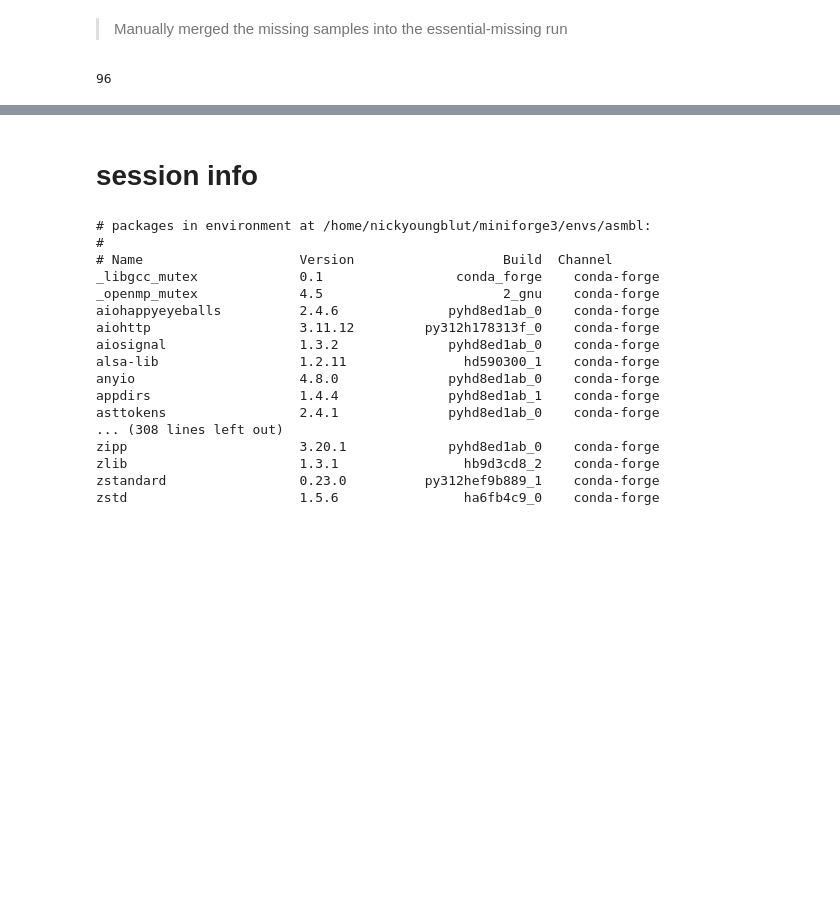
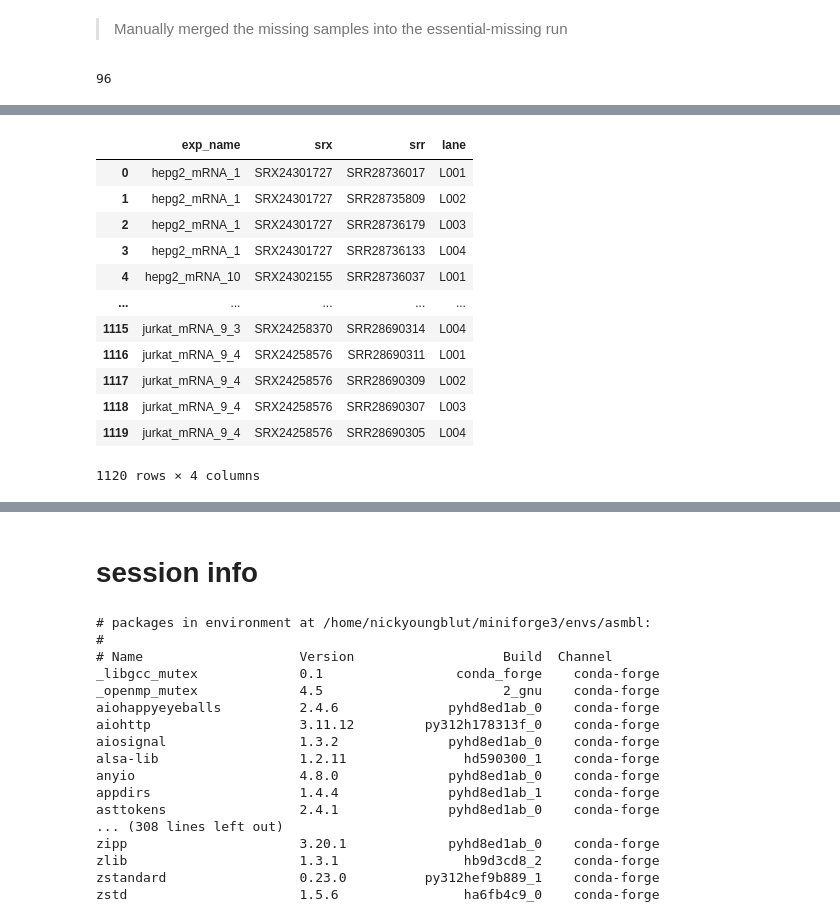
Before and after one commit to ArcInstitute/scBaseCount_analysis, a Jupyter notebook: notebooks/Replogle2022/SRA_reprocess.ipynb, the cells around one changed output, grey strips where cells are left out. Cells and saved outputs as stored; diff of their text form; code cells hidden in the pictures; blank space fills up the shorter version.

```diff
--- a/notebooks/Replogle2022/SRA_reprocess.ipynb
+++ b/notebooks/Replogle2022/SRA_reprocess.ipynb
@@ -330,0 +460,18 @@ len(h5ad_files)
+# %%
+# use first srx for each exp_name
+meta_f['srx'] = meta_f.groupby('exp_name')['srx'].transform('first')
+meta_f
+# %% [output]
+|  | exp_name | srx | srr | lane |
+| 0 | hepg2_mRNA_1 | SRX24301727 | SRR28736017 | L001 |
+| 1 | hepg2_mRNA_1 | SRX24301727 | SRR28735809 | L002 |
+| 2 | hepg2_mRNA_1 | SRX24301727 | SRR28736179 | L003 |
+| 3 | hepg2_mRNA_1 | SRX24301727 | SRR28736133 | L004 |
+| 4 | hepg2_mRNA_10 | SRX24302155 | SRR28736037 | L001 |
+| ... | ... | ... | ... | ... |
+| 1115 | jurkat_mRNA_9_3 | SRX24258370 | SRR28690314 | L004 |
+| 1116 | jurkat_mRNA_9_4 | SRX24258576 | SRR28690311 | L001 |
+| 1117 | jurkat_mRNA_9_4 | SRX24258576 | SRR28690309 | L002 |
+| 1118 | jurkat_mRNA_9_4 | SRX24258576 | SRR28690307 | L003 |
+| 1119 | jurkat_mRNA_9_4 | SRX24258576 | SRR28690305 | L004 |
+1120 rows × 4 columns
```
Also changed, not shown: parts of 44 cells of this notebook.
